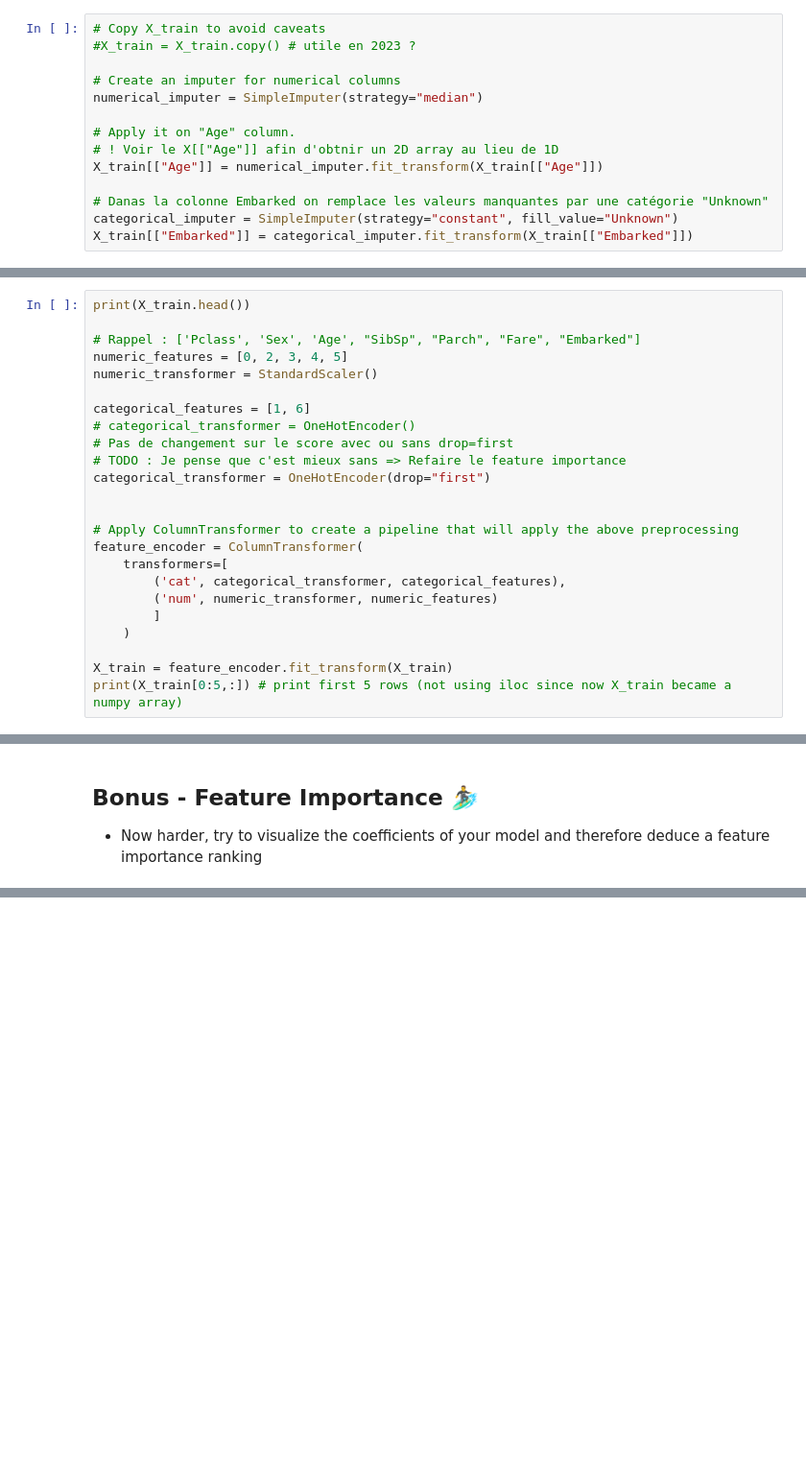
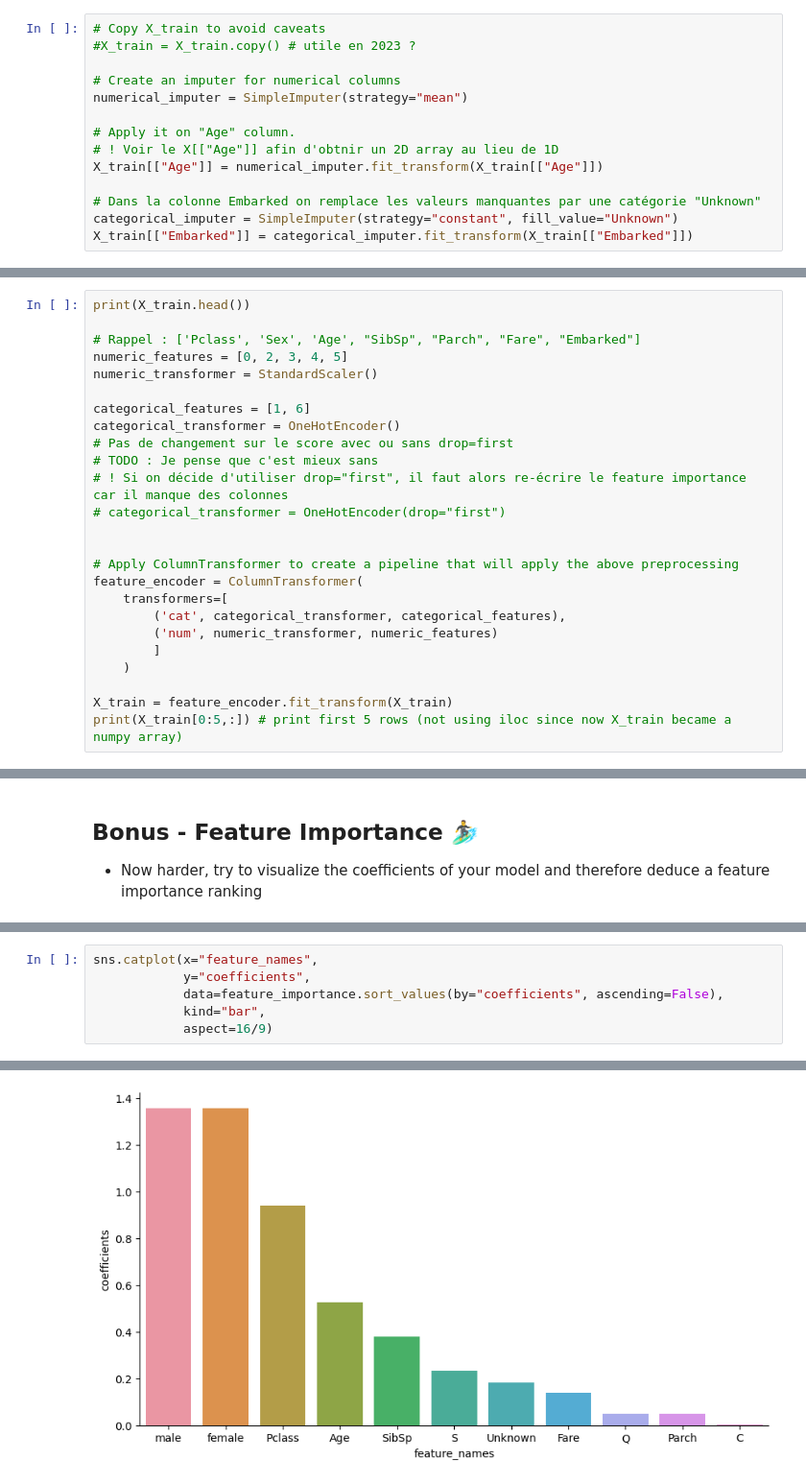
Before and after one commit to 40tude/Data_Essentials_Stage_Oct_2023, a Jupyter notebook: 04-ML-J2/Exo-01.ipynb, the cells around one changed output, grey strips where cells are left out. Shown at 96% size. Drawn from its saved outputs; the diff is of its cells as text; blank space fills up the shorter version.

```diff
--- a/04-ML-J2/Exo-01.ipynb
+++ b/04-ML-J2/Exo-01.ipynb
@@ -238,13 +290,13 @@ dtype: bool
 #X_train = X_train.copy() # utile en 2023 ?
 
 # Create an imputer for numerical columns
-numerical_imputer = SimpleImputer(strategy="median")
+numerical_imputer = SimpleImputer(strategy="mean")
 
 # Apply it on "Age" column.
 # ! Voir le X[["Age"]] afin d'obtnir un 2D array au lieu de 1D
 X_train[["Age"]] = numerical_imputer.fit_transform(X_train[["Age"]])
 
-# Danas la colonne Embarked on remplace les valeurs manquantes par une catégorie "Unknown"
+# Dans la colonne Embarked on remplace les valeurs manquantes par une catégorie "Unknown"
 categorical_imputer = SimpleImputer(strategy="constant", fill_value="Unknown")
 X_train[["Embarked"]] = categorical_imputer.fit_transform(X_train[["Embarked"]])
 # %%
@@ -268,10 +320,11 @@ numeric_features = [0, 2, 3, 4, 5]
 numeric_transformer = StandardScaler()
 
 categorical_features = [1, 6]
-# categorical_transformer = OneHotEncoder()
+categorical_transformer = OneHotEncoder()
 # Pas de changement sur le score avec ou sans drop=first
-# TODO : Je pense que c'est mieux sans => Refaire le feature importance
-categorical_transformer = OneHotEncoder(drop="first")
+# TODO : Je pense que c'est mieux sans
+# ! Si on décide d'utiliser drop="first", il faut alors re-écrire le feature importance car il manque des colonnes
+# categorical_transformer = OneHotEncoder(drop="first")
 
 
 # Apply ColumnTransformer to create a pipeline that will apply the above preprocessing
@@ -388,0 +454,7 @@ _ = plt.xticks(rotation=0)
+# %%
+sns.catplot(x="feature_names",
+            y="coefficients",
+            data=feature_importance.sort_values(by="coefficients", ascending=False),
+            kind="bar",
+            aspect=16/9)
+# %% [output]
@@ -388,0 +462 @@ _ = plt.xticks(rotation=0)
+[figure, added]
```
Also changed, not shown: parts of 18 cells of this notebook, 6 other files.
